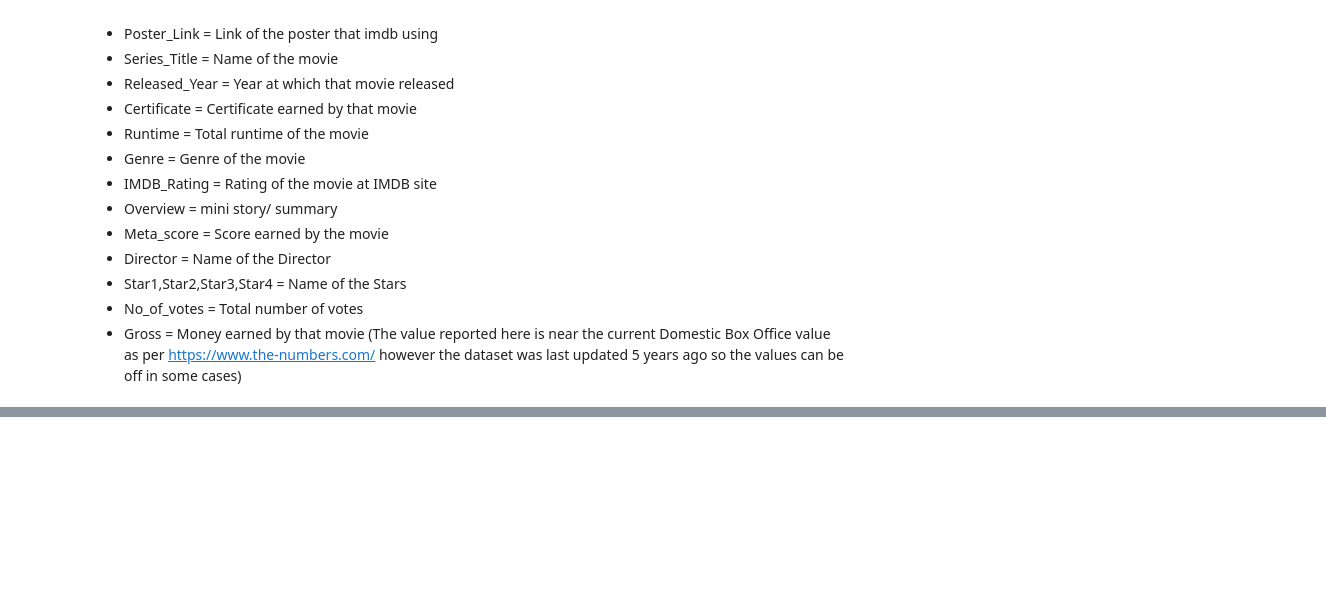
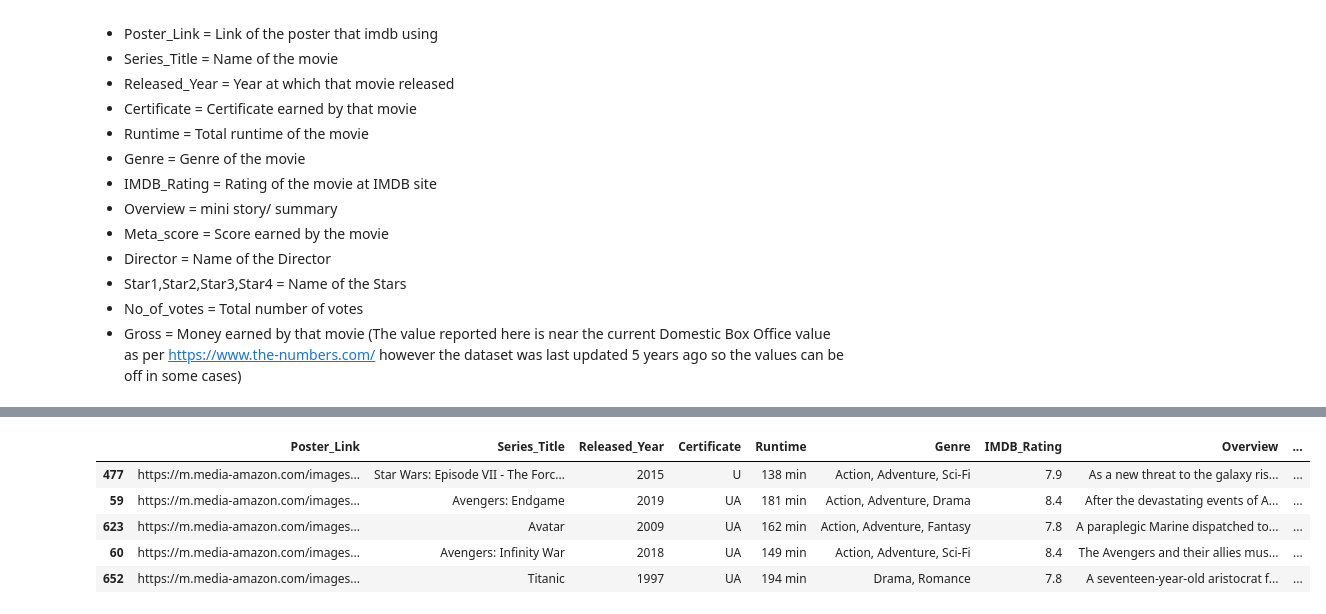
Before and after one commit to abdolhmed/Data_Acquisition_Preprocessing_CA, a Jupyter notebook: MovieCA.ipynb, the cells around one changed output, grey strips where cells are left out. Cells and saved outputs as stored; diff of their text form; code cells hidden in the pictures; blank space fills up the shorter version.

```diff
--- a/MovieCA.ipynb
+++ b/MovieCA.ipynb
@@ -52,0 +63,17 @@ This dataset contains the following contents :
+# %%
+df["Gross"] = (
+    df["Gross"]
+    .replace(r'[\$,]', '', regex=True)   # remove $ and commas
+    .replace('', None)                   # handle empty strings
+    .astype(float)                       # convert to numeric
+)
+# %%
+df_sorted = df.sort_values(by="Gross", ascending=False)
+df_sorted.head()
+# %% [output]
+|  | Poster_Link | Series_Title | Released_Year | Certificate | Runtime | Genre | IMDB_Rating | Overview | ... |
+| 477 | https://m.media-amazon.com/images... | Star Wars: Episode VII - The Forc... | 2015 | U | 138 min | Action, Adventure, Sci-Fi | 7.9 | As a new threat to the galaxy ris... | ... |
+| 59 | https://m.media-amazon.com/images... | Avengers: Endgame | 2019 | UA | 181 min | Action, Adventure, Drama | 8.4 | After the devastating events of A... | ... |
+| 623 | https://m.media-amazon.com/images... | Avatar | 2009 | UA | 162 min | Action, Adventure, Fantasy | 7.8 | A paraplegic Marine dispatched to... | ... |
+| 60 | https://m.media-amazon.com/images... | Avengers: Infinity War | 2018 | UA | 149 min | Action, Adventure, Sci-Fi | 8.4 | The Avengers and their allies mus... | ... |
+| 652 | https://m.media-amazon.com/images... | Titanic | 1997 | UA | 194 min | Drama, Romance | 7.8 | A seventeen-year-old aristocrat f... | ... |
```
Also changed, not shown: parts of 2 cells of this notebook.
